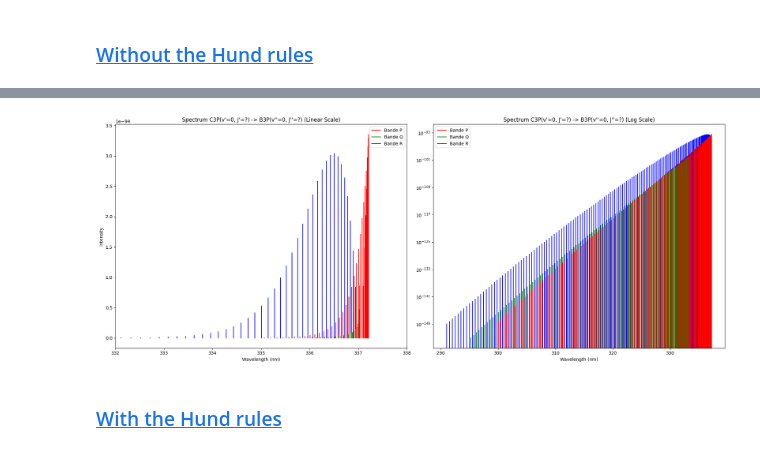
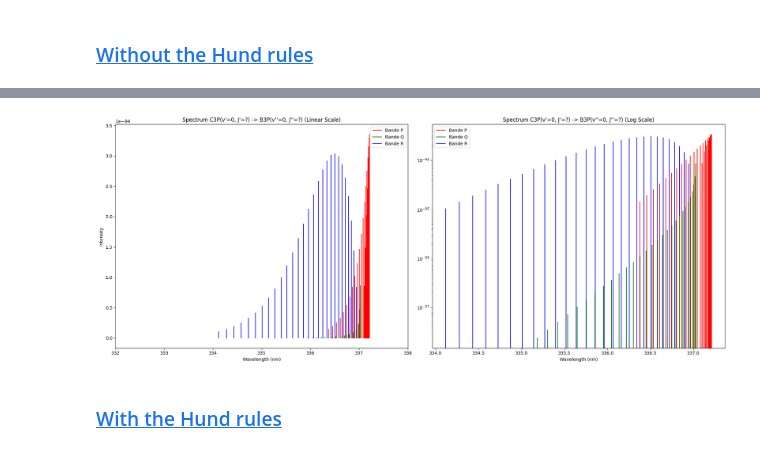
Before and after one commit to Hubert-LEROUX/xspectra, a Jupyter notebook: examples/simulation.ipynb, the cells around one changed output, grey strips where cells are left out. Cells and saved outputs as stored; diff of their text form; code cells hidden in the pictures.

```diff
--- a/examples/simulation.ipynb
+++ b/examples/simulation.ipynb
@@ -458,7 +458,13 @@ plt.show()
 probas = []
 wavelengths_transitions = []
 
-nb_rot_levels = 150
+branche_values = {
+    'R' : [],
+    'Q' : [],
+    'P' : []
+}
+
+nb_rot_levels = 30
 T=400 # K
 
 
@@ -466,7 +472,7 @@ v1, v2 = 0, 0
 colors_PQR = {'P': 'r', 'Q': 'g', 'R': 'b'}
 # %%
 
-def plot_transition(ax, v1, j1, v2, j2, color):
+def plot_transition(ax, v1, j1, v2, j2, branch):
     _,_,_,E_1 = sim.energy_function_C3P(v=v1, j=j1)
     _,_,_,E_2 = sim.energy_function_B3P(v=v2, j=j2)
     Delta_E = E_1 - E_2 # cm-1
@@ -478,5 +484,9 @@ def plot_transition(ax, v1, j1, v2, j2, color):
     wavelengths_transitions.append(l)
     probas.append(prob)
 
+    branche_values[branch].append((j1, l, prob))
+
     # print(n_1, prob, l)
-    ax.plot([l,l], [0, prob], '-', color=color)
+    ax.plot([l,l], [0, prob], '-', color=colors_PQR[branch])
+
+    return prob, l
@@ -482,0 +541,15 @@ def plot_transition(ax, v1, j1, v2, j2, color):
+# %%
+# Plot fortrat paraboles
+plt.figure(figsize=(10, 6))
+
+plt.xlabel('Wavelength (nm)')
+plt.ylabel('J')
+
+for key, values in branche_values.items():
+    plt.plot([v[1] for v in values], [v[0] for v in values], 'o', label=f'Bande {key}', color=colors_PQR[key])
+
+plt.title(f"Fotrat branches C3P(v'={v1}, J'=?) -> B3P(v''={v2}, J''=?)")
+
+plt.legend()
+
+plt.savefig('./res/fortrat.png')
@@ -491,41 +566,41 @@ axes[0].set_title(f"Spectrum C3P(v'={v1}, J'=?) -> B3P(v''={v2}, J''=?) (Linear
 for i in range(0, nb_rot_levels):
     if i-1 >= 0:
         j1, j2 = i, i-1  # Raie R
-        plot_transition(axes[0], v1, j1, v2, j2, colors_PQR['R'])
+        plot_transition(axes[0], v1, j1, v2, j2, 'R')
     if i+1 < nb_rot_levels:
         j1, j2 = i, i+1  # Raie P
-        plot_transition(axes[0], v1, j1, v2, j2, colors_PQR['P'])
+        plot_transition(axes[0], v1, j1, v2, j2, 'P')
     if i > 0:
-        plot_transition(axes[0], v1, i, v2, i, colors_PQR['Q'])  # Raie Q
+        plot_transition(axes[0], v1, i, v2, i, 'Q')  # Raie Q
 axes[0].legend(handles=[
     plt.Line2D([0], [0], color=item, label=f'Bande {key}') for key, item in colors_PQR.items()
 ])
 axes[0].set_xlim((332, 338))
 
 
 
 # Deuxième graphique (échelle logarithmique)
 axes[1].set_xlabel('Wavelength (nm)')
 axes[1].set_title(f"Spectrum C3P(v'={v1}, J'=?) -> B3P(v''={v2}, J''=?) (Log Scale)")
 for i in range(0, nb_rot_levels):
     if i-1 >= 0:
         j1, j2 = i, i-1  # Raie R
-        plot_transition(axes[1], v1, j1, v2, j2, colors_PQR['R'])
+        plot_transition(axes[1], v1, j1, v2, j2, 'R')
     if i+1 < nb_rot_levels:
         j1, j2 = i, i+1  # Raie P
-        plot_transition(axes[1], v1, j1, v2, j2, colors_PQR['P'])
+        plot_transition(axes[1], v1, j1, v2, j2, 'P')
     if i > 0:
-        plot_transition(axes[1], v1, i, v2, i, colors_PQR['Q'])  # Raie Q
+        plot_transition(axes[1], v1, i, v2, i, 'Q')  # Raie Q
 axes[1].legend(handles=[
     plt.Line2D([0], [0], color=item, label=f'Bande {key}') for key, item in colors_PQR.items()
 ])
 axes[1].set_yscale('log')
 
 plt.tight_layout()
 plt.savefig('./res/spectrum_rot_dual.png')
 plt.show()
 # %% [output]
-[figure, old version]
+[figure, new version]
 # %% [markdown]
 ### <a id='toc1_5_2_'></a>[With the Hund rules](#toc0_)
 # %% [markdown]
```
Also changed, not shown: parts of 6 cells of this notebook, 12 other files.
